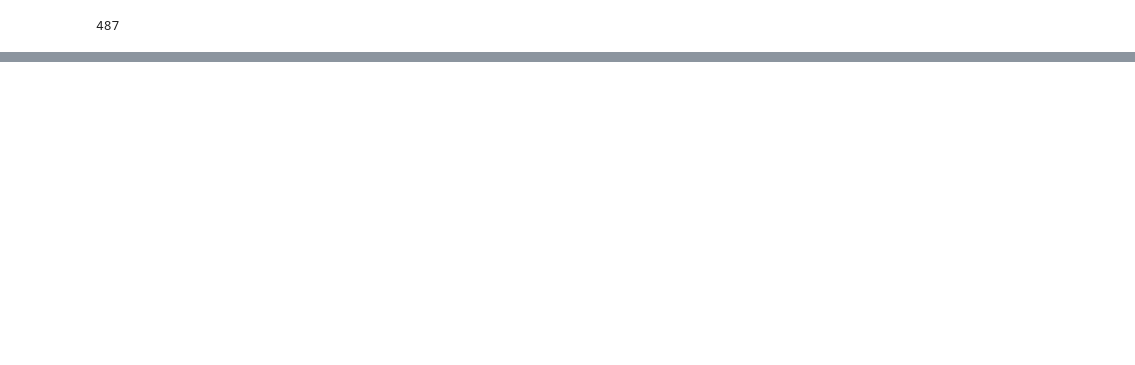
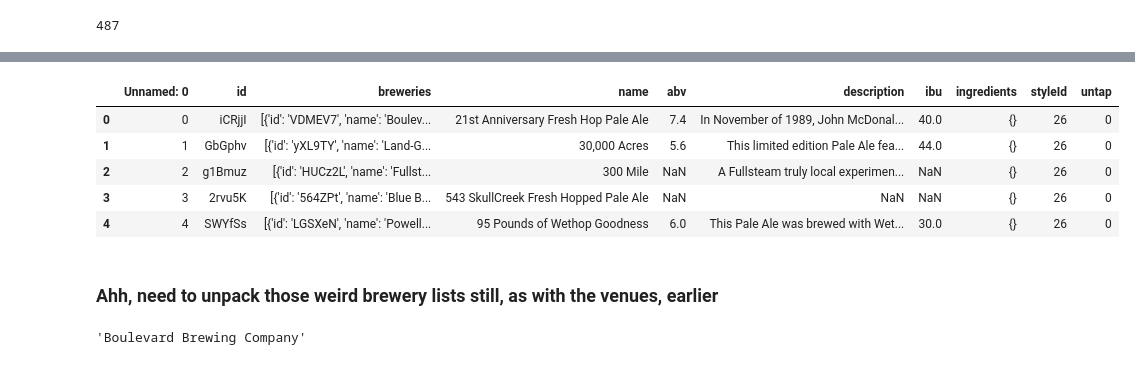
Before and after one commit to ebhtra/springboard, a Jupyter notebook: FirstLookCheckinEDA.ipynb, the cells around one changed output, grey strips where cells are left out. Saved outputs shown, nothing was run; the diff lists cells and outputs as text; code cells hidden in the pictures; blank space fills up the shorter version.

```diff
--- a/FirstLookCheckinEDA.ipynb
+++ b/FirstLookCheckinEDA.ipynb
@@ -173,0 +364,3 @@ sum(sample_checkins['beer.beer_style'].apply(lambda x: x.startswith('IPA')))
+# %%
+bdb_ipas = pd.read_csv('capstone_1/bdb_ipa_df.csv')
+bdb_ipas.shape
@@ -173,0 +387,11 @@ sum(sample_checkins['beer.beer_style'].apply(lambda x: x.startswith('IPA')))
+# %%
+bdb_ipas.head()
+# %% [output]
+|  | Unnamed: 0 | id | breweries | name | abv | description | ibu | ingredients | styleId | untap |
+| 0 | 0 | iCRjjI | [{'id': 'VDMEV7', 'name': 'Boulev... | 21st Anniversary Fresh Hop Pale Ale | 7.4 | In November of 1989, John McDonal... | 40.0 | {} | 26 | 0 |
+| 1 | 1 | GbGphv | [{'id': 'yXL9TY', 'name': 'Land-G... | 30,000 Acres | 5.6 | This limited edition Pale Ale fea... | 44.0 | {} | 26 | 0 |
+| 2 | 2 | g1Bmuz | [{'id': 'HUCz2L', 'name': 'Fullst... | 300 Mile | NaN | A Fullsteam truly local experimen... | NaN | {} | 26 | 0 |
+| 3 | 3 | 2rvu5K | [{'id': '564ZPt', 'name': 'Blue B... | 543 SkullCreek Fresh Hopped Pale Ale | NaN | NaN | NaN | {} | 26 | 0 |
+| 4 | 4 | SWYfSs | [{'id': 'LGSXeN', 'name': 'Powell... | 95 Pounds of Wethop Goodness | 6.0 | This Pale Ale was brewed with Wet... | 30.0 | {} | 26 | 0 |
+# %% [markdown]
+### Ahh, need to unpack those weird brewery lists still, as with the venues, earlier
@@ -173,0 +400,4 @@ sum(sample_checkins['beer.beer_style'].apply(lambda x: x.startswith('IPA')))
+# %%
+cell[0]['name']
+# %% [output]
+'Boulevard Brewing Company'
```
Also changed, not shown: parts of 65 cells of this notebook.
